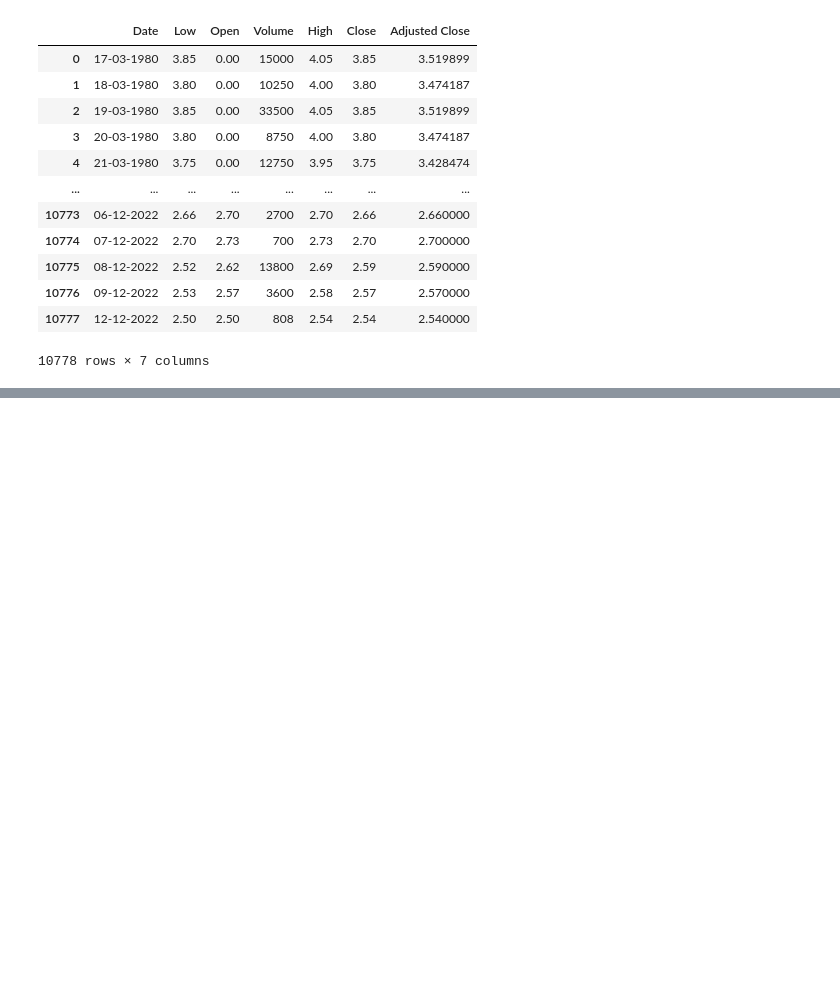
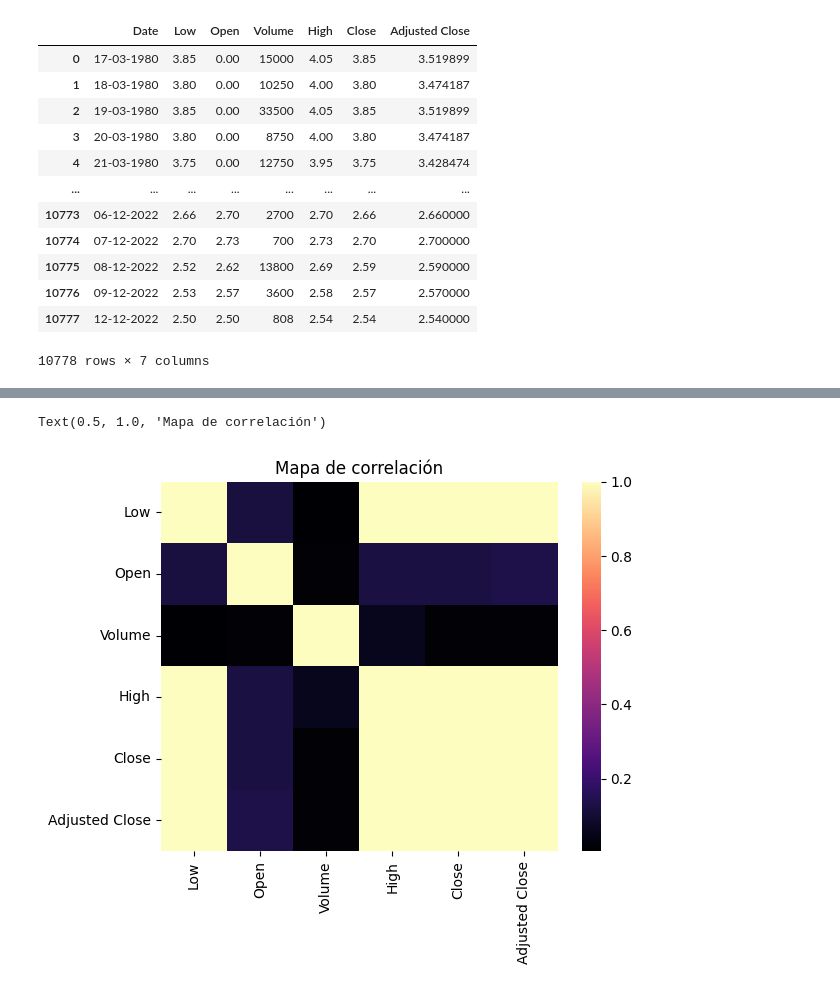
Before and after one commit to EdilbertoAntonio/ExploringDeepLearning, a Jupyter notebook: AAME.ipynb, the cells around one changed output, grey strips where cells are left out. Drawn from its saved outputs; the diff is of its cells as text; code cells hidden in the pictures; blank space fills up the shorter version.

```diff
--- a/AAME.ipynb
+++ b/AAME.ipynb
@@ -10,7 +15,9 @@ import matplotlib.pyplot as plt
 import tensorflow as tf
 # %%
-datos = pd.read_csv('/content/drive/MyDrive/modulo 6/AAME.csv')
-datos
+# se llamaán a los datos
+
+data = pd.read_csv('/content/drive/MyDrive/modulo 6/AAME.csv')
+data
 # %% [output]
 |  | Date | Low | Open | Volume | High | Close | Adjusted Close |
 | 0 | 17-03-1980 | 3.85 | 0.00 | 15000 | 4.05 | 3.85 | 3.519899 |
@@ -27,0 +49,6 @@ datos
+# %%
+# vemos la correlación entre los datos numéricos
+
+numeric_data = data.drop(['Date'], axis=1)
+correlation = (numeric_data).corr()
+correlation
@@ -27,0 +63,6 @@ datos
+# %%
+sns.heatmap( correlation, cmap='magma')  #gráficamos esa correlación
+plt.title('Mapa de correlación')
+# %% [output]
+Text(0.5, 1.0, 'Mapa de correlación')
+[figure, added]
```
Also changed, not shown: parts of 22 cells of this notebook.
